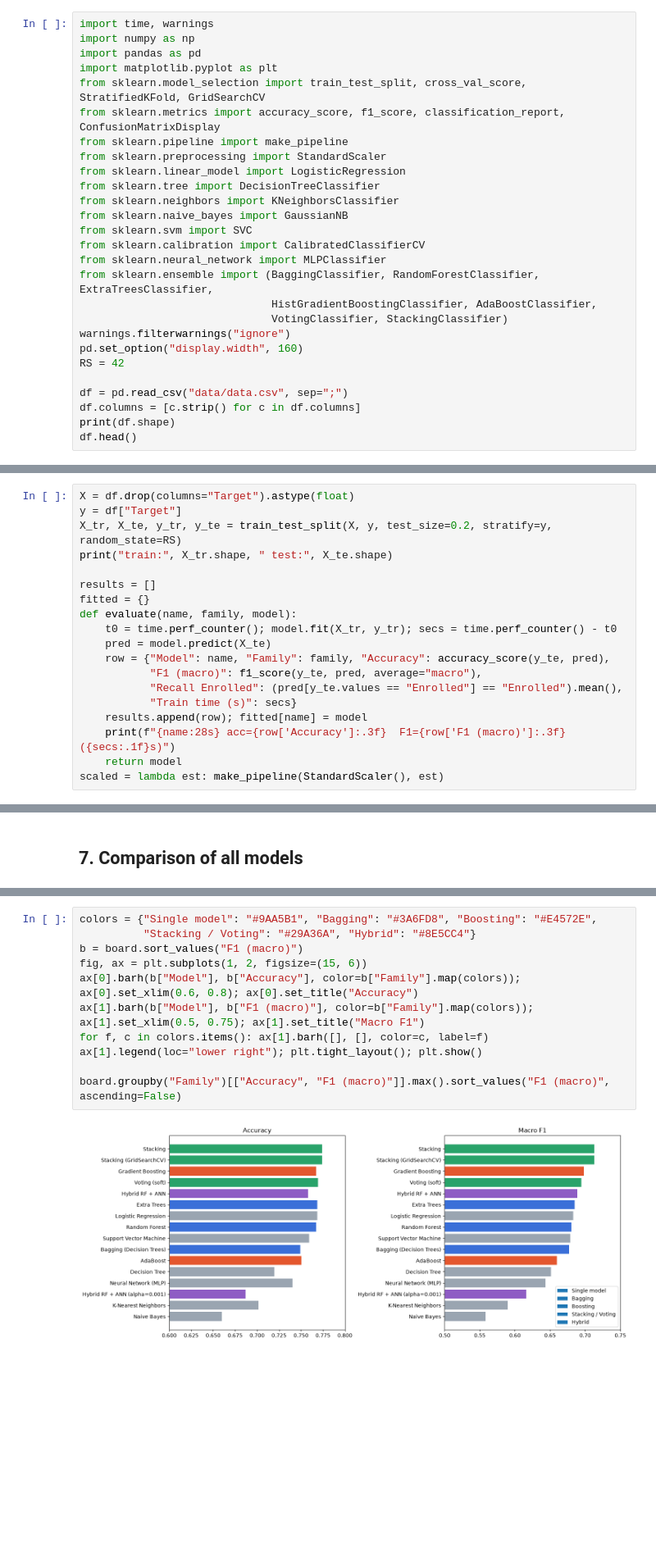
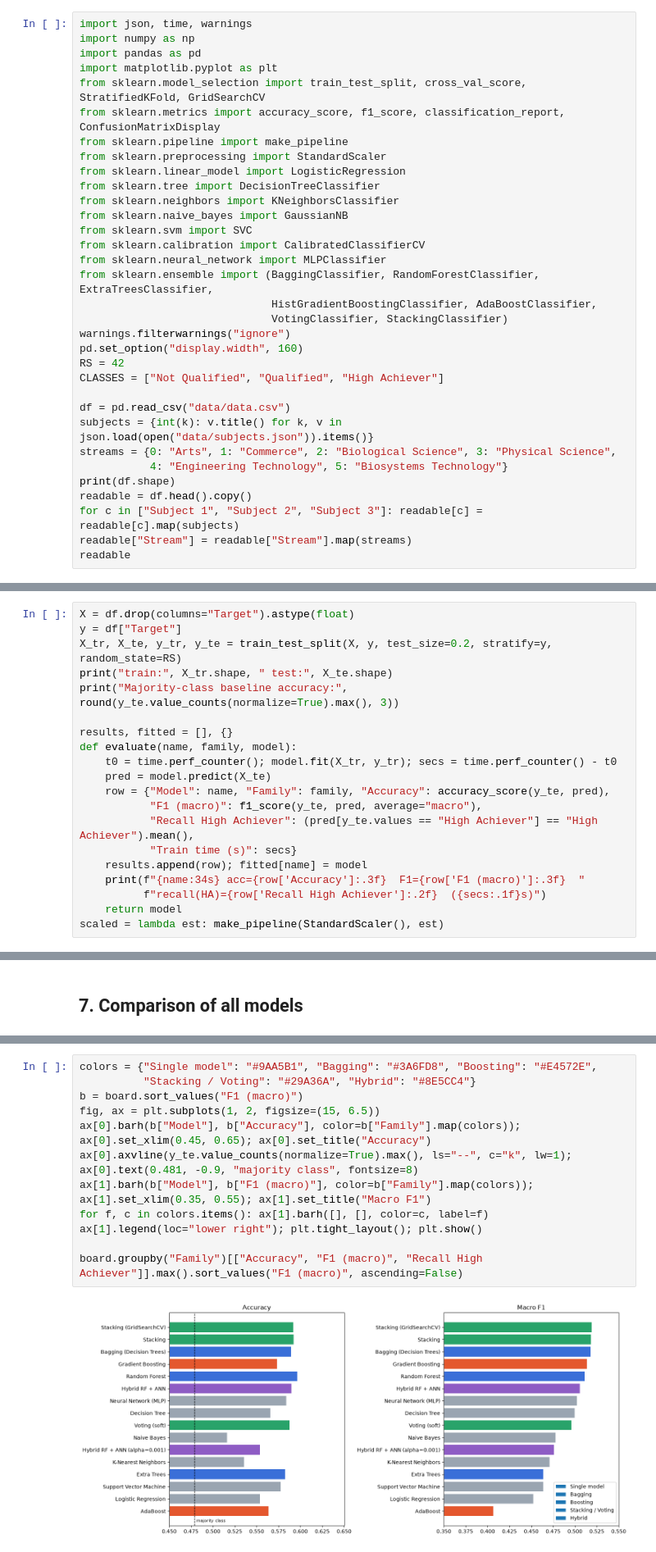
Before and after one commit to ManukaPathirana/student-performance-app, a Jupyter notebook: Ensemble_Learning_Student_Performance.ipynb, the cells around one changed output, grey strips where cells are left out. Shown at 82% size. Cells and saved outputs as stored; diff of their text form; blank space fills up the shorter version.

```diff
--- a/Ensemble_Learning_Student_Performance.ipynb
+++ b/Ensemble_Learning_Student_Performance.ipynb
@@ -22,5 +35,5 @@ Realinho et al., 2021, CC BY 4.0) — 4,424 students, 36 attributes (demographic
 # %%
-import time, warnings
+import json, time, warnings
 import numpy as np
 import pandas as pd
 import matplotlib.pyplot as plt
@@ -41,9 +54,15 @@ from sklearn.ensemble import (BaggingClassifier, RandomForestClassifier, ExtraTr
 warnings.filterwarnings("ignore")
 pd.set_option("display.width", 160)
 RS = 42
+CLASSES = ["Not Qualified", "Qualified", "High Achiever"]
 
-df = pd.read_csv("data/data.csv", sep=";")
-df.columns = [c.strip() for c in df.columns]
+df = pd.read_csv("data/data.csv")
+subjects = {int(k): v.title() for k, v in json.load(open("data/subjects.json")).items()}
+streams = {0: "Arts", 1: "Commerce", 2: "Biological Science", 3: "Physical Science",
+           4: "Engineering Technology", 5: "Biosystems Technology"}
 print(df.shape)
-df.head()
+readable = df.head().copy()
+for c in ["Subject 1", "Subject 2", "Subject 3"]: readable[c] = readable[c].map(subjects)
+readable["Stream"] = readable["Stream"].map(streams)
+readable
 # %% [output]
@@ -83,18 +108,19 @@ X = df.drop(columns="Target").astype(float)
 y = df["Target"]
 X_tr, X_te, y_tr, y_te = train_test_split(X, y, test_size=0.2, stratify=y, random_state=RS)
 print("train:", X_tr.shape, " test:", X_te.shape)
+print("Majority-class baseline accuracy:", round(y_te.value_counts(normalize=True).max(), 3))
 
-results = []
-fitted = {}
+results, fitted = [], {}
 def evaluate(name, family, model):
     t0 = time.perf_counter(); model.fit(X_tr, y_tr); secs = time.perf_counter() - t0
     pred = model.predict(X_te)
     row = {"Model": name, "Family": family, "Accuracy": accuracy_score(y_te, pred),
            "F1 (macro)": f1_score(y_te, pred, average="macro"),
-           "Recall Enrolled": (pred[y_te.values == "Enrolled"] == "Enrolled").mean(),
+           "Recall High Achiever": (pred[y_te.values == "High Achiever"] == "High Achiever").mean(),
            "Train time (s)": secs}
     results.append(row); fitted[name] = model
-    print(f"{name:28s} acc={row['Accuracy']:.3f}  F1={row['F1 (macro)']:.3f}  ({secs:.1f}s)")
+    print(f"{name:34s} acc={row['Accuracy']:.3f}  F1={row['F1 (macro)']:.3f}  "
+          f"recall(HA)={row['Recall High Achiever']:.2f}  ({secs:.1f}s)")
     return model
 scaled = lambda est: make_pipeline(StandardScaler(), est)
 # %% [output]
@@ -239,13 +281,14 @@ board.style.format({"Accuracy": "{:.2%}", "F1 (macro)": "{:.3f}", "Recall Enroll
 # %%
 colors = {"Single model": "#9AA5B1", "Bagging": "#3A6FD8", "Boosting": "#E4572E",
           "Stacking / Voting": "#29A36A", "Hybrid": "#8E5CC4"}
 b = board.sort_values("F1 (macro)")
-fig, ax = plt.subplots(1, 2, figsize=(15, 6))
-ax[0].barh(b["Model"], b["Accuracy"], color=b["Family"].map(colors)); ax[0].set_xlim(0.6, 0.8); ax[0].set_title("Accuracy")
-ax[1].barh(b["Model"], b["F1 (macro)"], color=b["Family"].map(colors)); ax[1].set_xlim(0.5, 0.75); ax[1].set_title("Macro F1")
+fig, ax = plt.subplots(1, 2, figsize=(15, 6.5))
+ax[0].barh(b["Model"], b["Accuracy"], color=b["Family"].map(colors)); ax[0].set_xlim(0.45, 0.65); ax[0].set_title("Accuracy")
+ax[0].axvline(y_te.value_counts(normalize=True).max(), ls="--", c="k", lw=1); ax[0].text(0.481, -0.9, "majority class", fontsize=8)
+ax[1].barh(b["Model"], b["F1 (macro)"], color=b["Family"].map(colors)); ax[1].set_xlim(0.35, 0.55); ax[1].set_title("Macro F1")
 for f, c in colors.items(): ax[1].barh([], [], color=c, label=f)
 ax[1].legend(loc="lower right"); plt.tight_layout(); plt.show()
 
-board.groupby("Family")[["Accuracy", "F1 (macro)"]].max().sort_values("F1 (macro)", ascending=False)
+board.groupby("Family")[["Accuracy", "F1 (macro)", "Recall High Achiever"]].max().sort_values("F1 (macro)", ascending=False)
 # %% [output]
-[figure, old version]
+[figure, new version]
```
Also changed, not shown: parts of 32 cells of this notebook, 10 other files.
